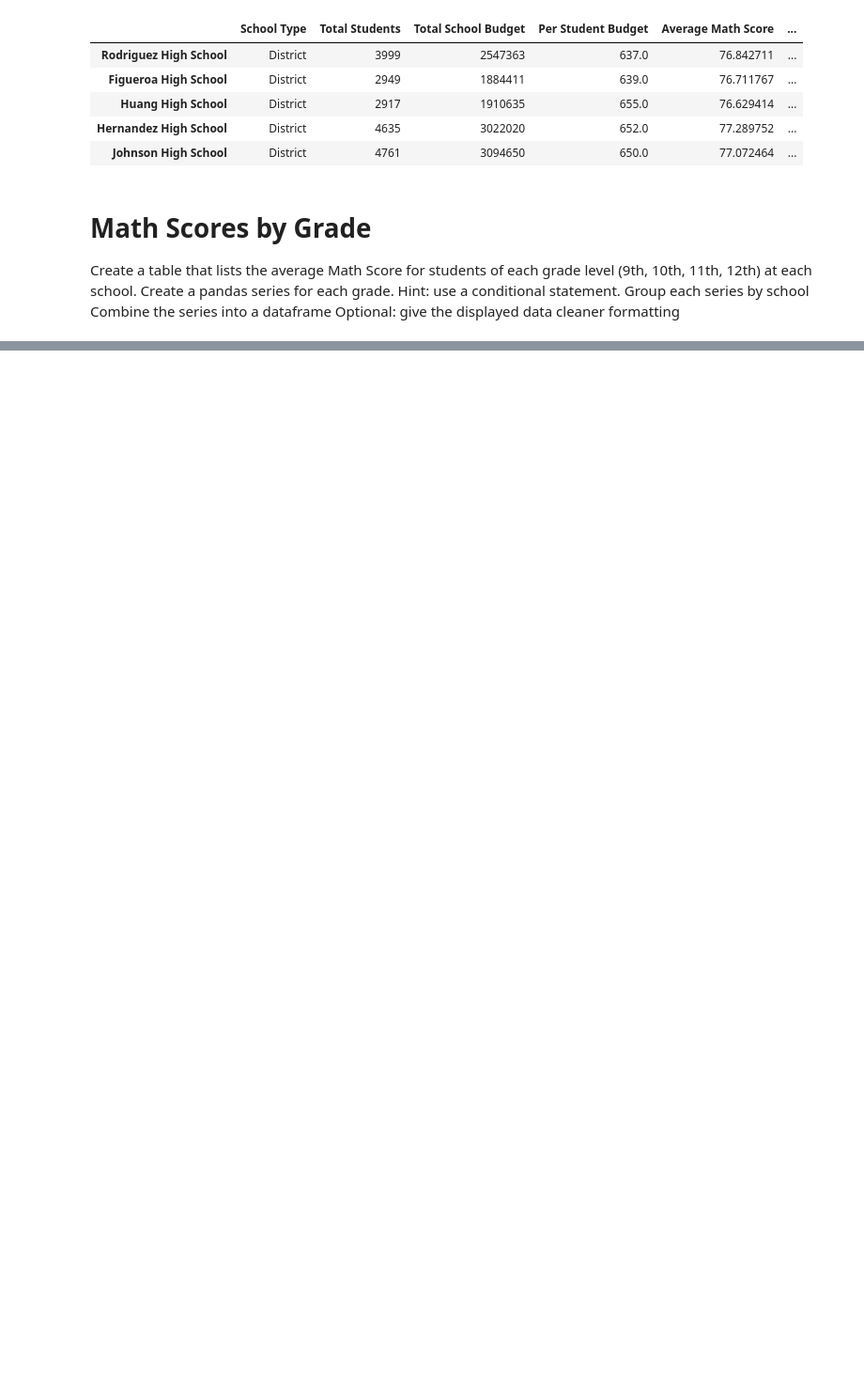
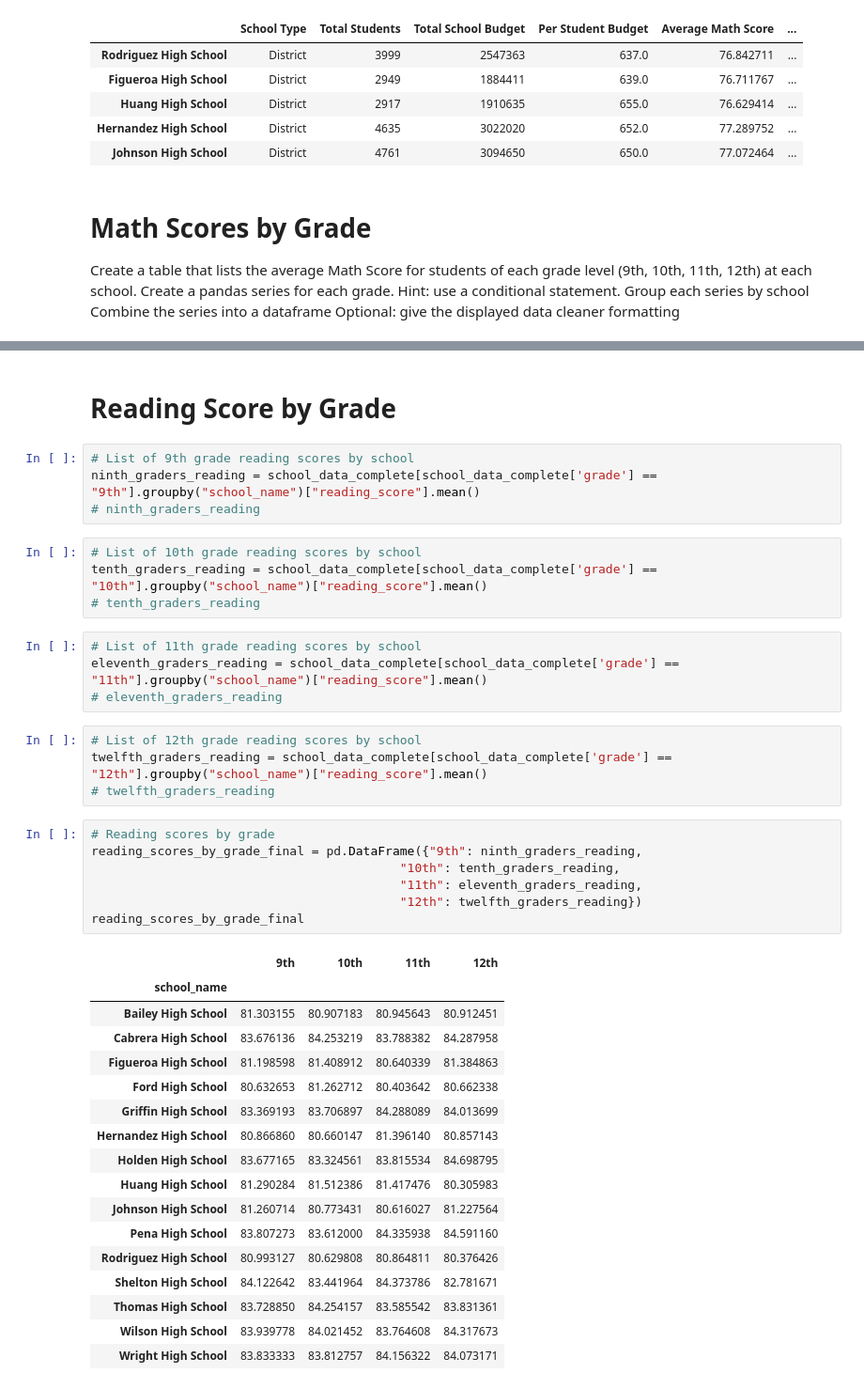
Before and after one commit to Terra999/pandas-challenge, a Jupyter notebook: PyCitySchools/PyCitySchools.ipynb, the cells around one changed output, grey strips where cells are left out. Shown: that part at 94% size. Drawn from its saved outputs; the diff is of its cells as text; blank space fills up the shorter version.

Commit message:
Finished reading score by grade. Started spending per student.

```diff
--- a/PyCitySchools/PyCitySchools.ipynb
+++ b/PyCitySchools/PyCitySchools.ipynb
@@ -768,3 +477,46 @@ math_scores_by_grade_final
 | Thomas High School | 83.590022 | 83.087886 | 83.498795 | 83.497041 |
 | Wilson High School | 83.085578 | 83.724422 | 83.195326 | 83.035794 |
 | Wright High School | 83.264706 | 84.010288 | 83.836782 | 83.644986 |
+# %% [markdown]
+# Reading Score by Grade
+# %%
+# List of 9th grade reading scores by school
+ninth_graders_reading = school_data_complete[school_data_complete['grade'] == "9th"].groupby("school_name")["reading_score"].mean()
+# ninth_graders_reading
+# %%
+# List of 10th grade reading scores by school
+tenth_graders_reading = school_data_complete[school_data_complete['grade'] == "10th"].groupby("school_name")["reading_score"].mean()
+# tenth_graders_reading
+# %%
+# List of 11th grade reading scores by school
+eleventh_graders_reading = school_data_complete[school_data_complete['grade'] == "11th"].groupby("school_name")["reading_score"].mean()
+# eleventh_graders_reading
+# %%
+# List of 12th grade reading scores by school
+twelfth_graders_reading = school_data_complete[school_data_complete['grade'] == "12th"].groupby("school_name")["reading_score"].mean()
+# twelfth_graders_reading
+# %%
+# Reading scores by grade
+reading_scores_by_grade_final = pd.DataFrame({"9th": ninth_graders_reading,
+                                          "10th": tenth_graders_reading,
+                                          "11th": eleventh_graders_reading,
+                                          "12th": twelfth_graders_reading})
+reading_scores_by_grade_final
+# %% [output]
+|  | 9th | 10th | 11th | 12th |
+| school_name |  |  |  |  |
+| Bailey High School | 81.303155 | 80.907183 | 80.945643 | 80.912451 |
+| Cabrera High School | 83.676136 | 84.253219 | 83.788382 | 84.287958 |
+| Figueroa High School | 81.198598 | 81.408912 | 80.640339 | 81.384863 |
+| Ford High School | 80.632653 | 81.262712 | 80.403642 | 80.662338 |
+| Griffin High School | 83.369193 | 83.706897 | 84.288089 | 84.013699 |
+| Hernandez High School | 80.866860 | 80.660147 | 81.396140 | 80.857143 |
+| Holden High School | 83.677165 | 83.324561 | 83.815534 | 84.698795 |
+| Huang High School | 81.290284 | 81.512386 | 81.417476 | 80.305983 |
+| Johnson High School | 81.260714 | 80.773431 | 80.616027 | 81.227564 |
+| Pena High School | 83.807273 | 83.612000 | 84.335938 | 84.591160 |
+| Rodriguez High School | 80.993127 | 80.629808 | 80.864811 | 80.376426 |
+| Shelton High School | 84.122642 | 83.441964 | 84.373786 | 82.781671 |
+| Thomas High School | 83.728850 | 84.254157 | 83.585542 | 83.831361 |
+| Wilson High School | 83.939778 | 84.021452 | 83.764608 | 84.317673 |
+| Wright High School | 83.833333 | 83.812757 | 84.156322 | 84.073171 |
```
Also changed, not shown: parts of 28 cells of this notebook.
